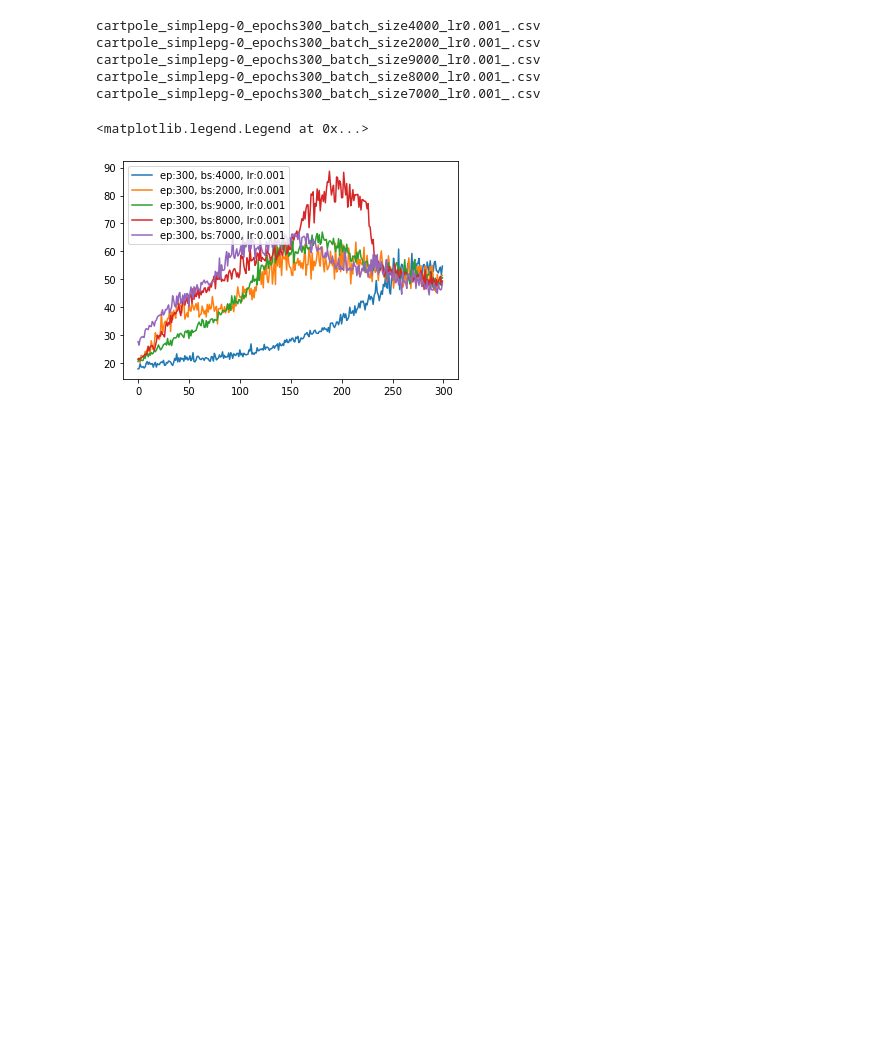
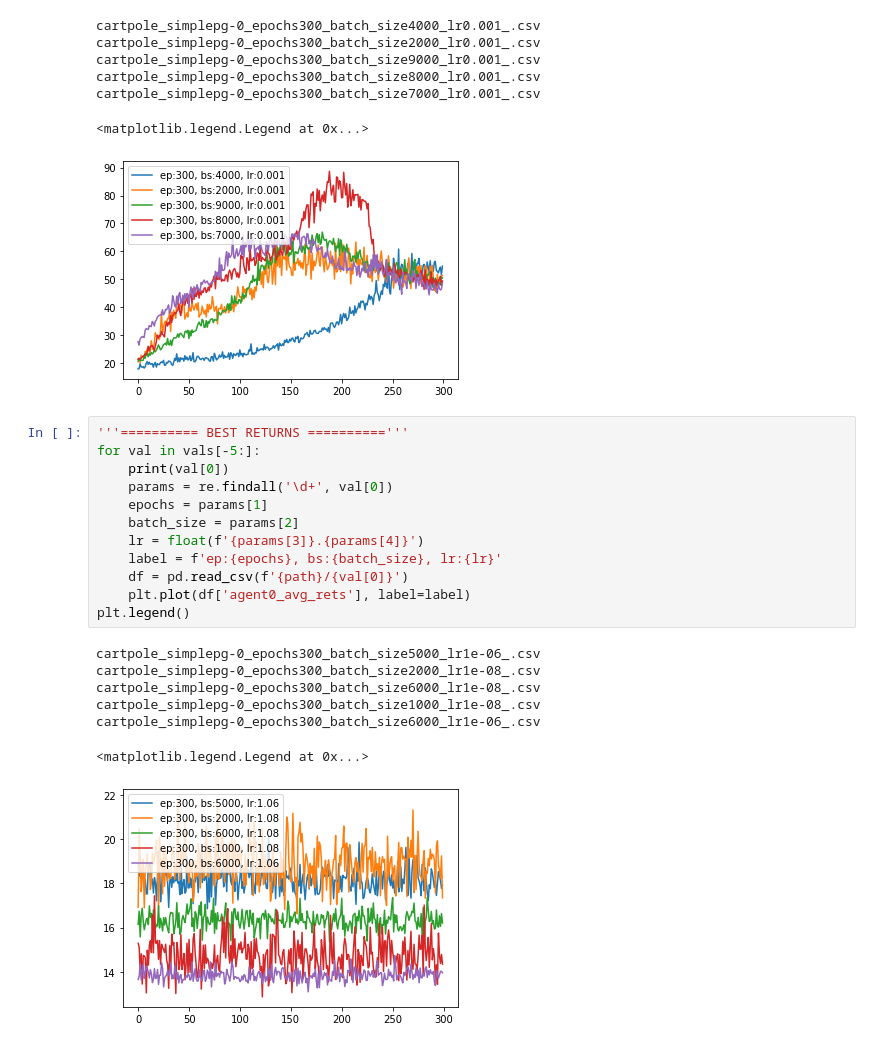
Before and after one commit to bchasnov/masuite, a Jupyter notebook: notebooks/plotting_tests.ipynb, the cells around one changed output. Saved outputs shown, nothing was run; the diff lists cells and outputs as text; blank space fills up the shorter version.

```diff
--- a/notebooks/plotting_tests.ipynb
+++ b/notebooks/plotting_tests.ipynb
@@ -47,3 +47,23 @@ cartpole_simplepg-0_epochs300_batch_size8000_lr0.001_.csv
 cartpole_simplepg-0_epochs300_batch_size7000_lr0.001_.csv
 <matplotlib.legend.Legend at 0x...>
 [figure]
+# %%
+'''========== BEST RETURNS =========='''
+for val in vals[-5:]:
+    print(val[0])
+    params = re.findall('\d+', val[0])
+    epochs = params[1]
+    batch_size = params[2]
+    lr = float(f'{params[3]}.{params[4]}')
+    label = f'ep:{epochs}, bs:{batch_size}, lr:{lr}'
+    df = pd.read_csv(f'{path}/{val[0]}')
+    plt.plot(df['agent0_avg_rets'], label=label)
+plt.legend()
+# %% [output]
+cartpole_simplepg-0_epochs300_batch_size5000_lr1e-06_.csv
+cartpole_simplepg-0_epochs300_batch_size2000_lr1e-08_.csv
+cartpole_simplepg-0_epochs300_batch_size6000_lr1e-08_.csv
+cartpole_simplepg-0_epochs300_batch_size1000_lr1e-08_.csv
+cartpole_simplepg-0_epochs300_batch_size6000_lr1e-06_.csv
+<matplotlib.legend.Legend at 0x...>
+[figure, added]
```
Also changed, not shown: 9 other files.
